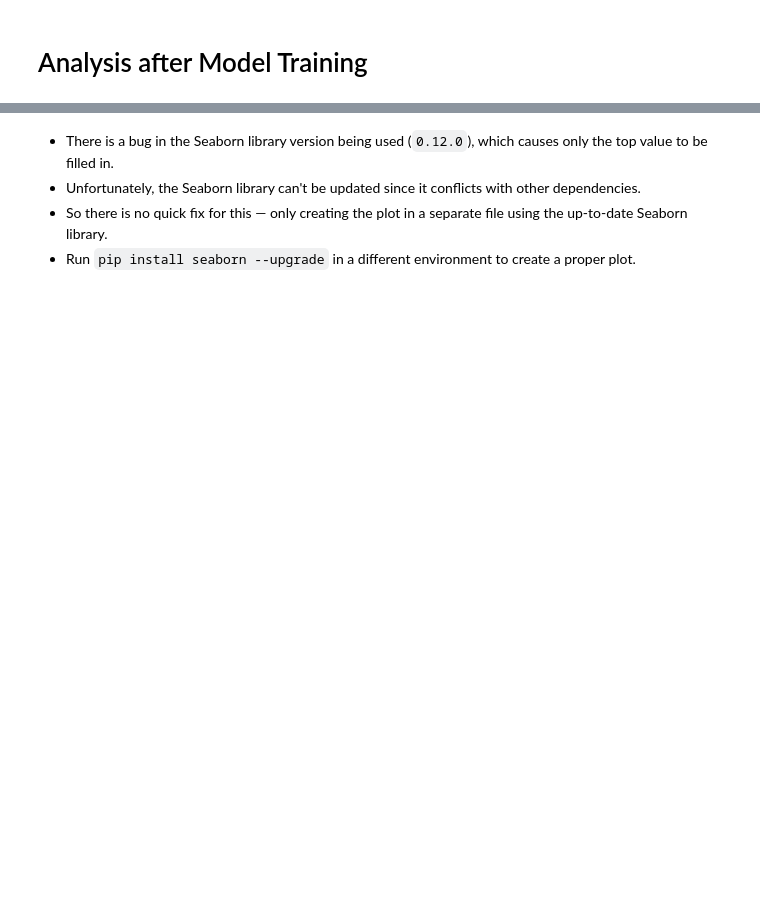
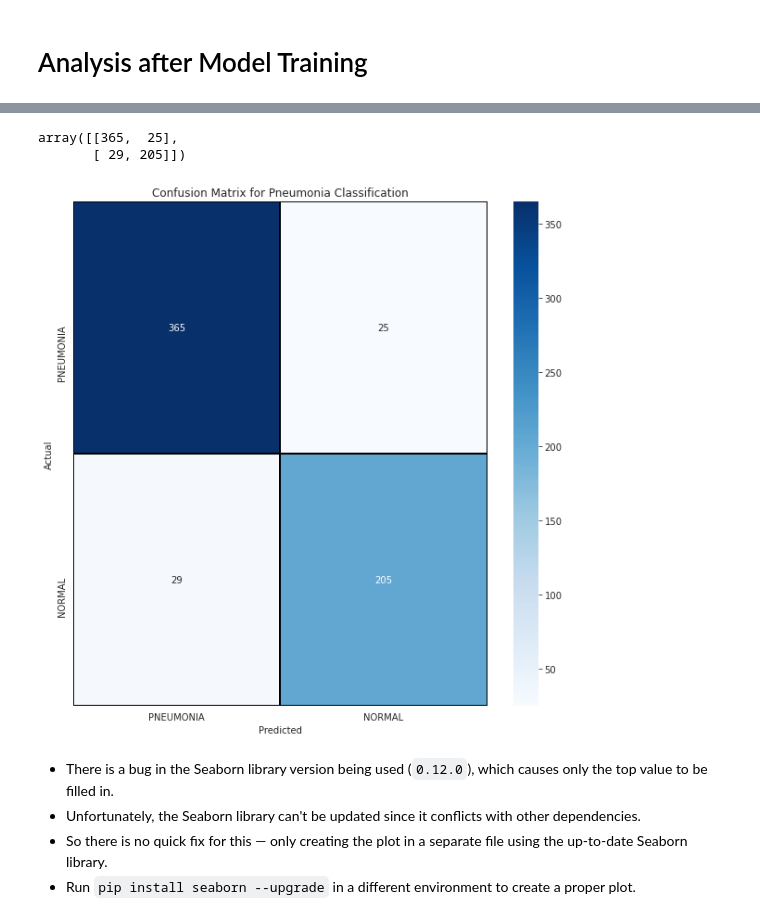
Before and after one commit to RensG2005/datascienceassign2, a Jupyter notebook: datascienceassignment2.ipynb, the cells around one changed output, grey strips where cells are left out. Saved outputs shown, nothing was run; the diff lists cells and outputs as text; code cells hidden in the pictures; blank space fills up the shorter version.

```diff
--- a/datascienceassignment2.ipynb
+++ b/datascienceassignment2.ipynb
@@ -839,7 +835,7 @@ INCORRECT prediction
 # ax[1].set_ylabel("Training & Validation Loss")
 # plt.show()
 # %%
-# predictions = model.predict(x_test)
-# predicted_classes = (predictions > 0.5).astype("int32")
-# predicted_classes[:15]
+predictions = model.predict(x_test)
+predicted_classes = (predictions > 0.5).astype("int32")
+predicted_classes = predicted_classes.flatten()
 # %%
@@ -847,17 +852,22 @@ INCORRECT prediction
 # %%
-# cm = confusion_matrix(y_test, predicted_classes)
-# cm
+cm = confusion_matrix(y_test, predicted_classes)
+cm
+# %% [output]
+array([[365,  25],
+       [ 29, 205]])
 # %%
-# cm = pd.DataFrame(cm , index = ['0','1'] , columns = ['0','1'])
+cm = pd.DataFrame(cm , index = ['0','1'] , columns = ['0','1'])
 
-# plt.figure(figsize=(10, 10))
-# sns.heatmap(cm, cmap="Blues", linecolor='black', linewidth=1,
-#          annot=True, fmt='d', xticklabels=labels, yticklabels=labels)
+plt.figure(figsize=(10, 10))
+sns.heatmap(cm, cmap="Blues", linecolor='black', linewidth=1,
+         annot=True, fmt='d', xticklabels=labels, yticklabels=labels)
 
-# plt.xlabel("Predicted")
-# plt.ylabel("Actual")
-# plt.title("Confusion Matrix for Pneumonia Classification")
-# plt.show()
+plt.xlabel("Predicted")
+plt.ylabel("Actual")
+plt.title("Confusion Matrix for Pneumonia Classification")
+plt.show()
+# %% [output]
+[figure, added]
 # %% [markdown]
 - There is a bug in the Seaborn library version being used (`0.12.0`), which causes only the top value to be filled in.
 - Unfortunately, the Seaborn library can't be updated since it conflicts with other dependencies.
```
Also changed, not shown: parts of 10 cells of this notebook, 1 other file.
